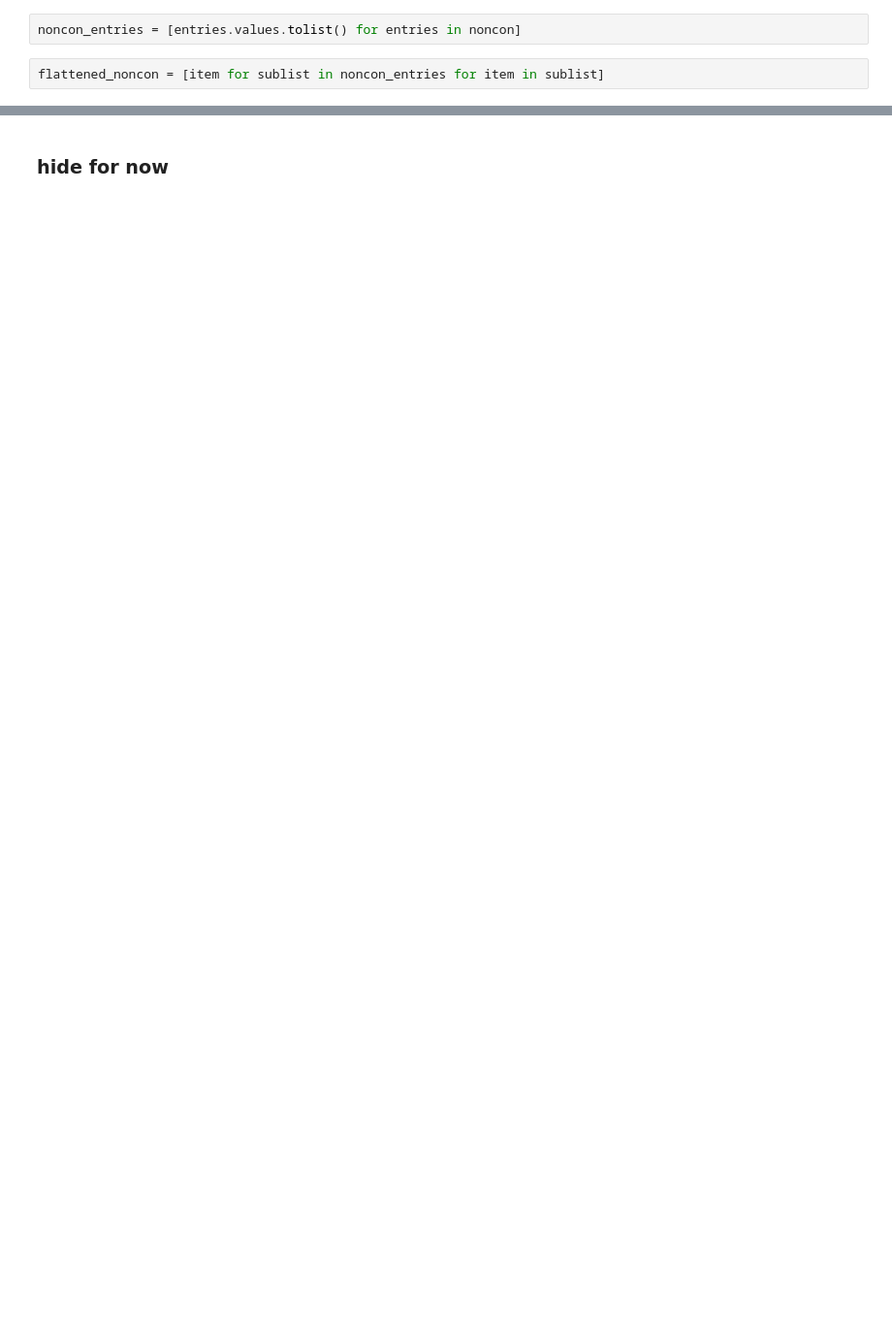
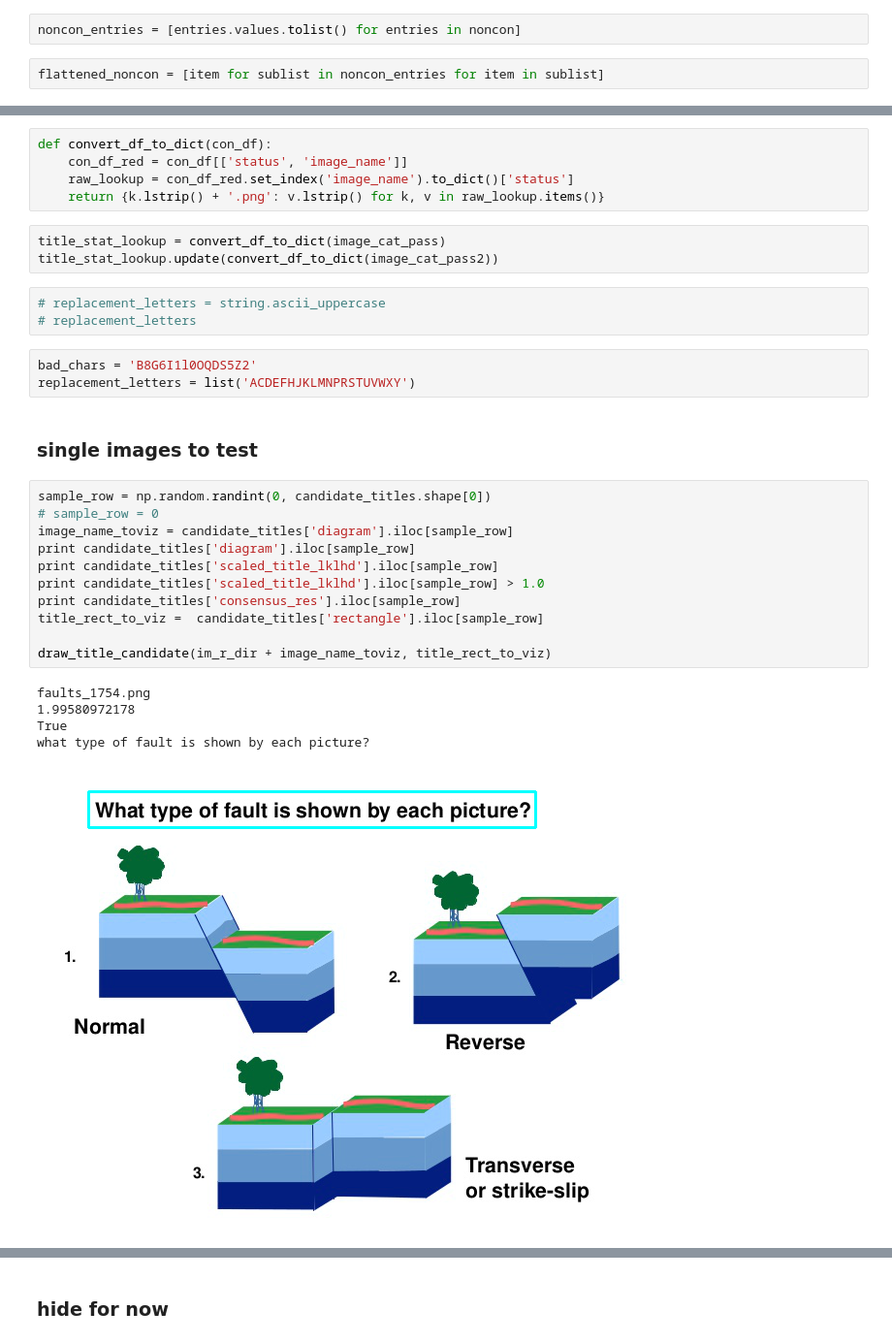
Before and after one commit to drschwenk/turk_processing, a Jupyter notebook: mturk_diagram_recognition.ipynb, the cells around one changed output, grey strips where cells are left out. Shown at 97% size. Drawn from its saved outputs; the diff is of its cells as text; blank space fills up the shorter version.

```diff
--- a/mturk_diagram_recognition.ipynb
+++ b/mturk_diagram_recognition.ipynb
@@ -545,0 +716,33 @@ top_terms_by_topic.items()[30]
+# %%
+def convert_df_to_dict(con_df):
+    con_df_red = con_df[['status', 'image_name']]
+    raw_lookup = con_df_red.set_index('image_name').to_dict()['status']
+    return {k.lstrip() + '.png': v.lstrip() for k, v in raw_lookup.items()}
+# %%
+title_stat_lookup = convert_df_to_dict(image_cat_pass)
+title_stat_lookup.update(convert_df_to_dict(image_cat_pass2))
+# %%
+# replacement_letters = string.ascii_uppercase
+# replacement_letters
+# %%
+bad_chars = 'B8G6I1l0OQDS5Z2'
+replacement_letters = list('ACDEFHJKLMNPRSTUVWXY')
+# %% [markdown]
+### single images to test
+# %%
+sample_row = np.random.randint(0, candidate_titles.shape[0])
+# sample_row = 0
+image_name_toviz = candidate_titles['diagram'].iloc[sample_row]
+print candidate_titles['diagram'].iloc[sample_row]
+print candidate_titles['scaled_title_lklhd'].iloc[sample_row]
+print candidate_titles['scaled_title_lklhd'].iloc[sample_row] > 1.0
+print candidate_titles['consensus_res'].iloc[sample_row]
+title_rect_to_viz =  candidate_titles['rectangle'].iloc[sample_row]
+
+draw_title_candidate(im_r_dir + image_name_toviz, title_rect_to_viz)
+# %% [output]
+faults_1754.png
+1.99580972178
+True
+what type of fault is shown by each picture?
+[figure, added]
```
Also changed, not shown: parts of 82 cells of this notebook, 1 other file.
